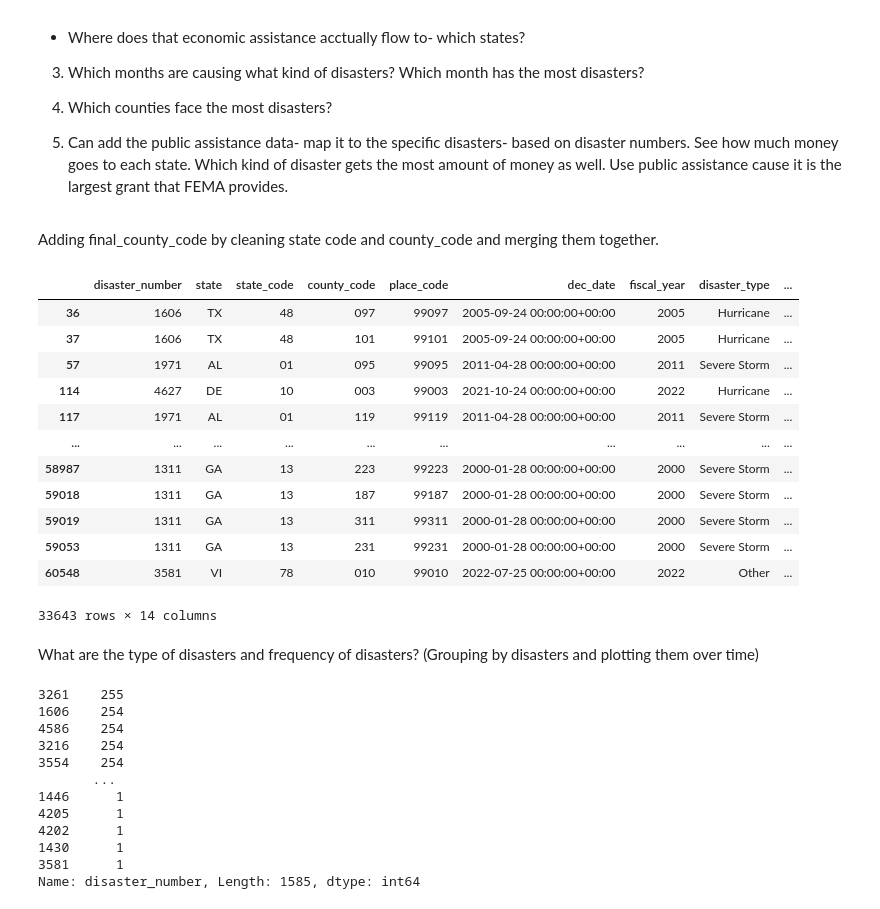
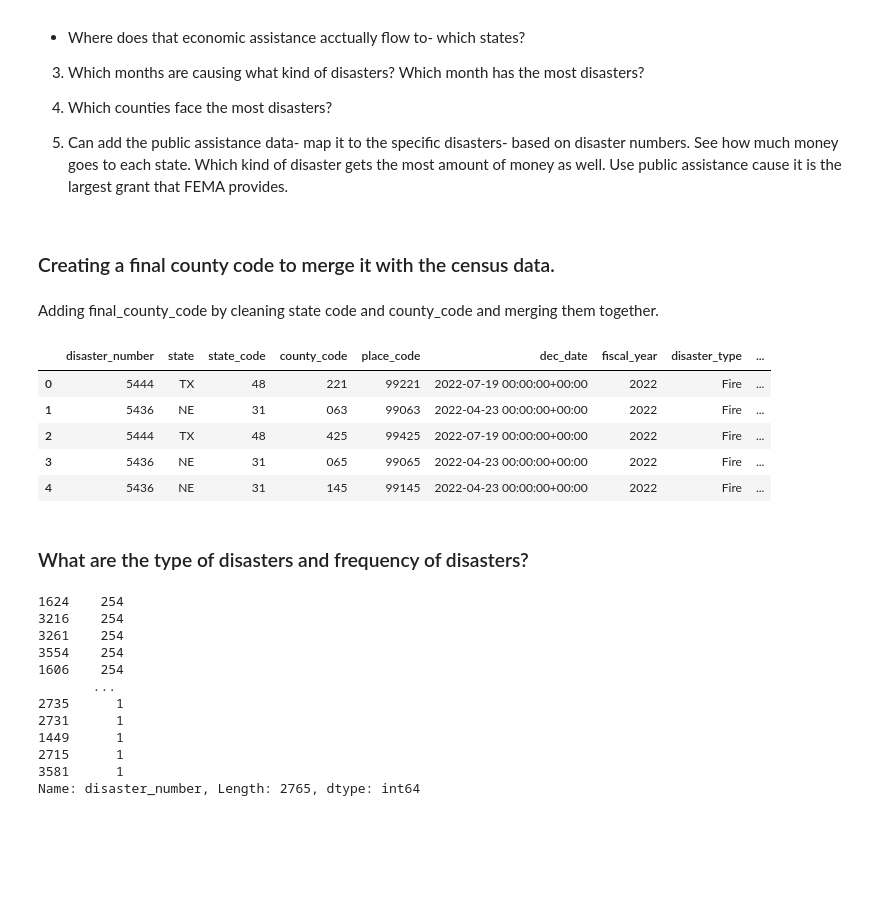
Before and after one commit to uchicago-mscapp-projects/snow-lm, a Jupyter notebook: climate_data.ipynb, the cells around one changed output. Drawn from its saved outputs; the diff is of its cells as text; code cells hidden in the pictures; blank space fills up the shorter version.

```diff
--- a/climate_data.ipynb
+++ b/climate_data.ipynb
@@ -213,6 +235,13 @@ Questions to answer:
 5. Can add the public assistance data- map it to the specific disasters-
 based on disaster numbers. See how much money goes to each state. Which kind of disaster gets the most amount of money as well.
 Use public assistance cause it is the largest grant that FEMA provides.
+# %% [markdown]
+### Creating a final county code to merge it with the census data.
+# %%
+#remove records that have 0's in the county code- they are ones that are
+# state-wide disasters and are already covered by other rows.
+climate_last_23.drop(climate_last_23[climate_last_23['county_code'] == 0].index,
+                          inplace = True)
 # %% [markdown]
 Adding final_county_code by cleaning state code and county_code and merging them
 together.
@@ -222,43 +251,31 @@ climate_last_23["state_code"] = climate_last_23.state_code.map("{:02d}".format)
 climate_last_23["county_code"] = climate_last_23.county_code.map("{:03d}".format)
 # %%
 climate_last_23['full_county_code'] = climate_last_23['state_code'] + climate_last_23['county_code']
-climate_last_23
-#climate_last_23 = climate_last_23.drop(columns=['place_code'])
-#climate_last_23
+climate_last_23.head()
 # %% [output]
 |  | disaster_number | state | state_code | county_code | place_code | dec_date | fiscal_year | disaster_type | ... |
-| 36 | 1606 | TX | 48 | 097 | 99097 | 2005-09-24 00:00:00+00:00 | 2005 | Hurricane | ... |
-| 37 | 1606 | TX | 48 | 101 | 99101 | 2005-09-24 00:00:00+00:00 | 2005 | Hurricane | ... |
-| 57 | 1971 | AL | 01 | 095 | 99095 | 2011-04-28 00:00:00+00:00 | 2011 | Severe Storm | ... |
-| 114 | 4627 | DE | 10 | 003 | 99003 | 2021-10-24 00:00:00+00:00 | 2022 | Hurricane | ... |
-| 117 | 1971 | AL | 01 | 119 | 99119 | 2011-04-28 00:00:00+00:00 | 2011 | Severe Storm | ... |
-| ... | ... | ... | ... | ... | ... | ... | ... | ... | ... |
-| 58987 | 1311 | GA | 13 | 223 | 99223 | 2000-01-28 00:00:00+00:00 | 2000 | Severe Storm | ... |
-| 59018 | 1311 | GA | 13 | 187 | 99187 | 2000-01-28 00:00:00+00:00 | 2000 | Severe Storm | ... |
-| 59019 | 1311 | GA | 13 | 311 | 99311 | 2000-01-28 00:00:00+00:00 | 2000 | Severe Storm | ... |
-| 59053 | 1311 | GA | 13 | 231 | 99231 | 2000-01-28 00:00:00+00:00 | 2000 | Severe Storm | ... |
-| 60548 | 3581 | VI | 78 | 010 | 99010 | 2022-07-25 00:00:00+00:00 | 2022 | Other | ... |
+| 0 | 5444 | TX | 48 | 221 | 99221 | 2022-07-19 00:00:00+00:00 | 2022 | Fire | ... |
+| 1 | 5436 | NE | 31 | 063 | 99063 | 2022-04-23 00:00:00+00:00 | 2022 | Fire | ... |
+| 2 | 5444 | TX | 48 | 425 | 99425 | 2022-07-19 00:00:00+00:00 | 2022 | Fire | ... |
+| 3 | 5436 | NE | 31 | 065 | 99065 | 2022-04-23 00:00:00+00:00 | 2022 | Fire | ... |
+| 4 | 5436 | NE | 31 | 145 | 99145 | 2022-04-23 00:00:00+00:00 | 2022 | Fire | ... |
-33643 rows × 14 columns
 # %% [markdown]
-What are the type of disasters and frequency of disasters? (Grouping by disasters and plotting them over time)
+### What are the type of disasters and frequency of disasters?
 # %%
 #How many disasters have we had?
 climate_last_23.disaster_number.value_counts()
-# Have had 1584 disasters
-#(climate_last_23['disaster_number'].value_counts() > 10)
-#climate_last_23[["disaster_number"]].describe()
-#climate_last_23['disaster_number_count'] = climate_last_23['disaster_number'].value_counts()
+# Have had 2811 disasters
 # %% [output]
-3261    255
+1624    254
+3216    254
+3261    254
+3554    254
 1606    254
-4586    254
-3216    254
-3554    254
        ...
-1446      1
-4205      1
-4202      1
-1430      1
+2735      1
+2731      1
+1449      1
+2715      1
 3581      1
-Name: disaster_number, Length: 1585, dtype: int64
+Name: disaster_number, Length: 2765, dtype: int64
 # %%
```
Also changed, not shown: parts of 40 cells of this notebook, 1 other file.
